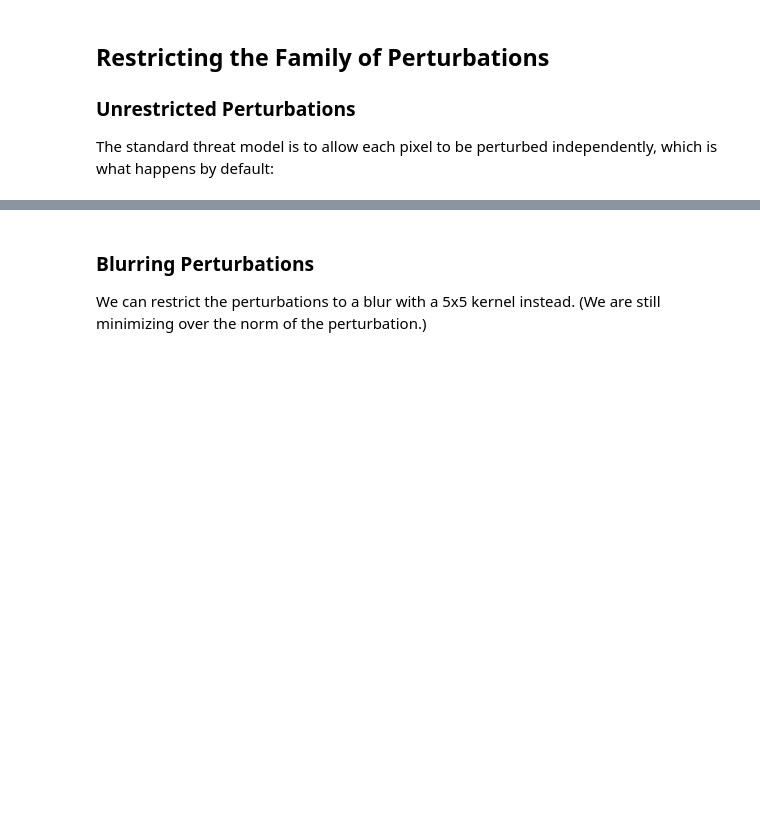
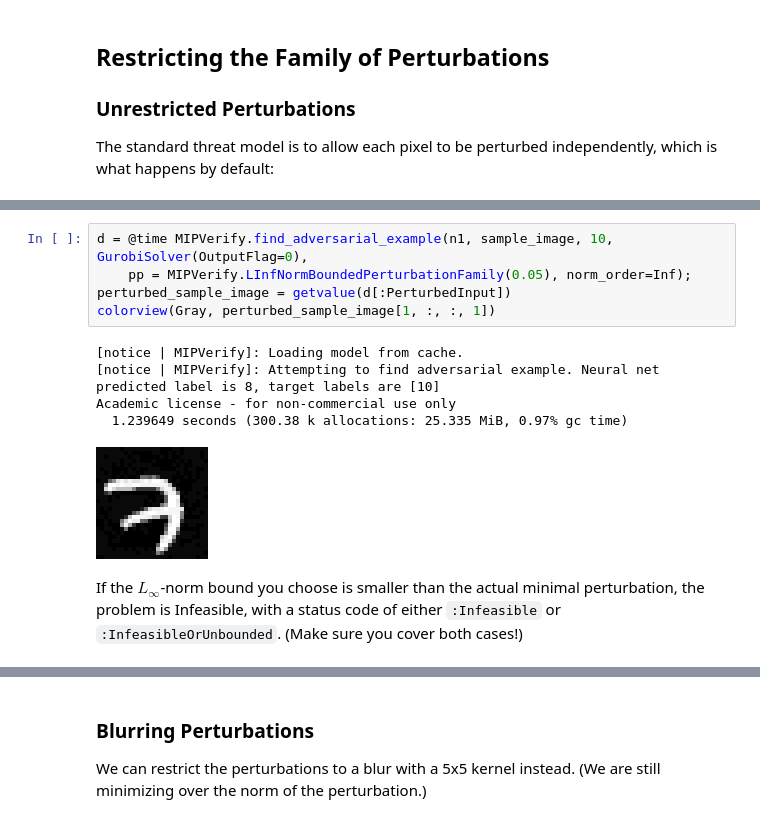
Before and after one commit to vtjeng/MIPVerify.jl, a Jupyter notebook: examples/02_finding_adversarial_examples_in_depth.ipynb, the cells around one changed output, grey strips where cells are left out. Cells and saved outputs as stored; diff of their text form; blank space fills up the shorter version.

```diff
--- a/examples/02_finding_adversarial_examples_in_depth.ipynb
+++ b/examples/02_finding_adversarial_examples_in_depth.ipynb
@@ -173,0 +196,13 @@ colorview(Gray, perturbed_sample_image[1, :, :, 1])
+# %%
+d = @time MIPVerify.find_adversarial_example(n1, sample_image, 10, GurobiSolver(OutputFlag=0),
+    pp = MIPVerify.LInfNormBoundedPerturbationFamily(0.05), norm_order=Inf);
+perturbed_sample_image = getvalue(d[:PerturbedInput])
+colorview(Gray, perturbed_sample_image[1, :, :, 1])
+# %% [output]
+[notice | MIPVerify]: Loading model from cache.
+[notice | MIPVerify]: Attempting to find adversarial example. Neural net predicted label is 8, target labels are [10]
+Academic license - for non-commercial use only
+  1.239649 seconds (300.38 k allocations: 25.335 MiB, 0.97% gc time)
+[figure, added]
+# %% [markdown]
+If the $L_\infty$-norm bound you choose is smaller than the actual minimal perturbation, the problem is Infeasible, with a status code of either `:Infeasible` or `:InfeasibleOrUnbounded`. (Make sure you cover both cases!)
```
Also changed, not shown: parts of 30 cells of this notebook, 4 other files.
